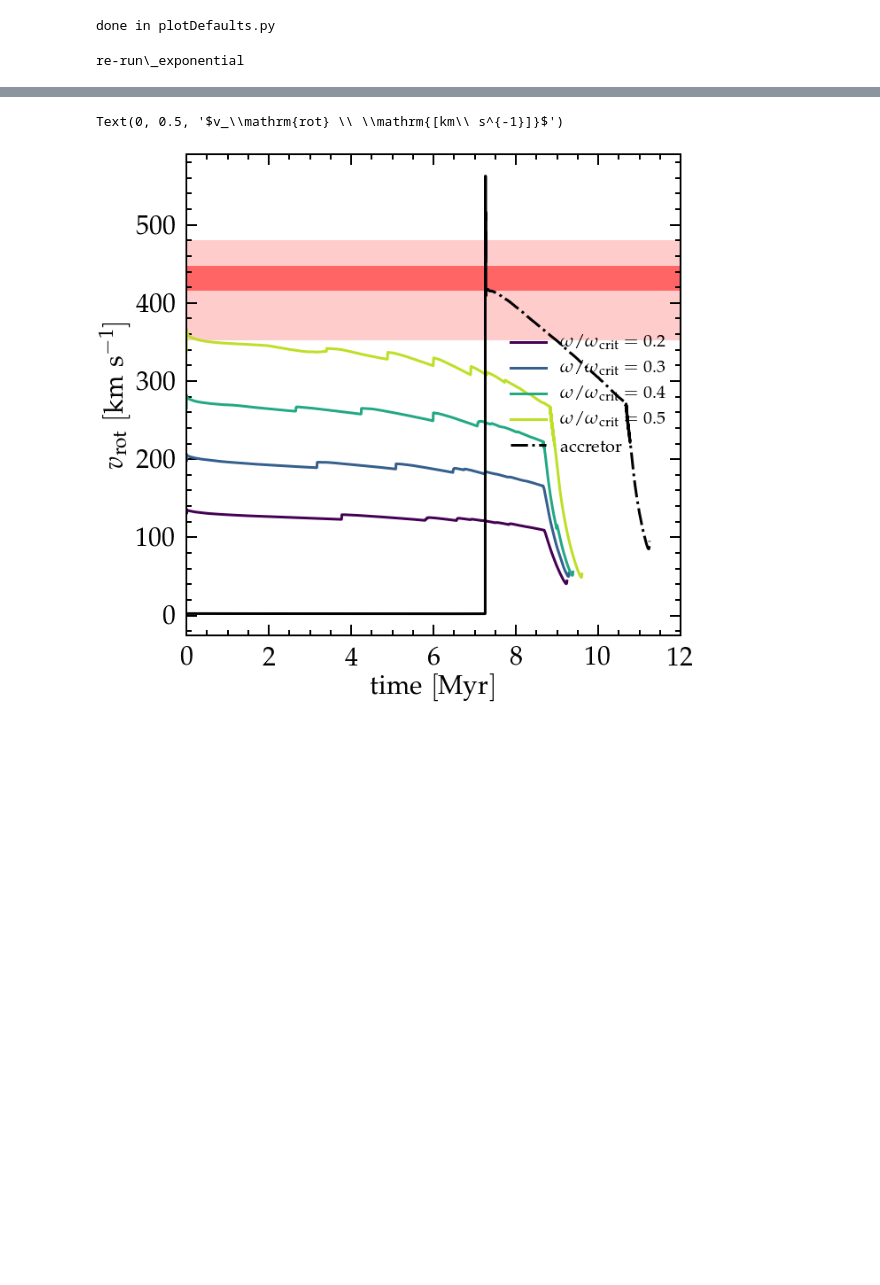
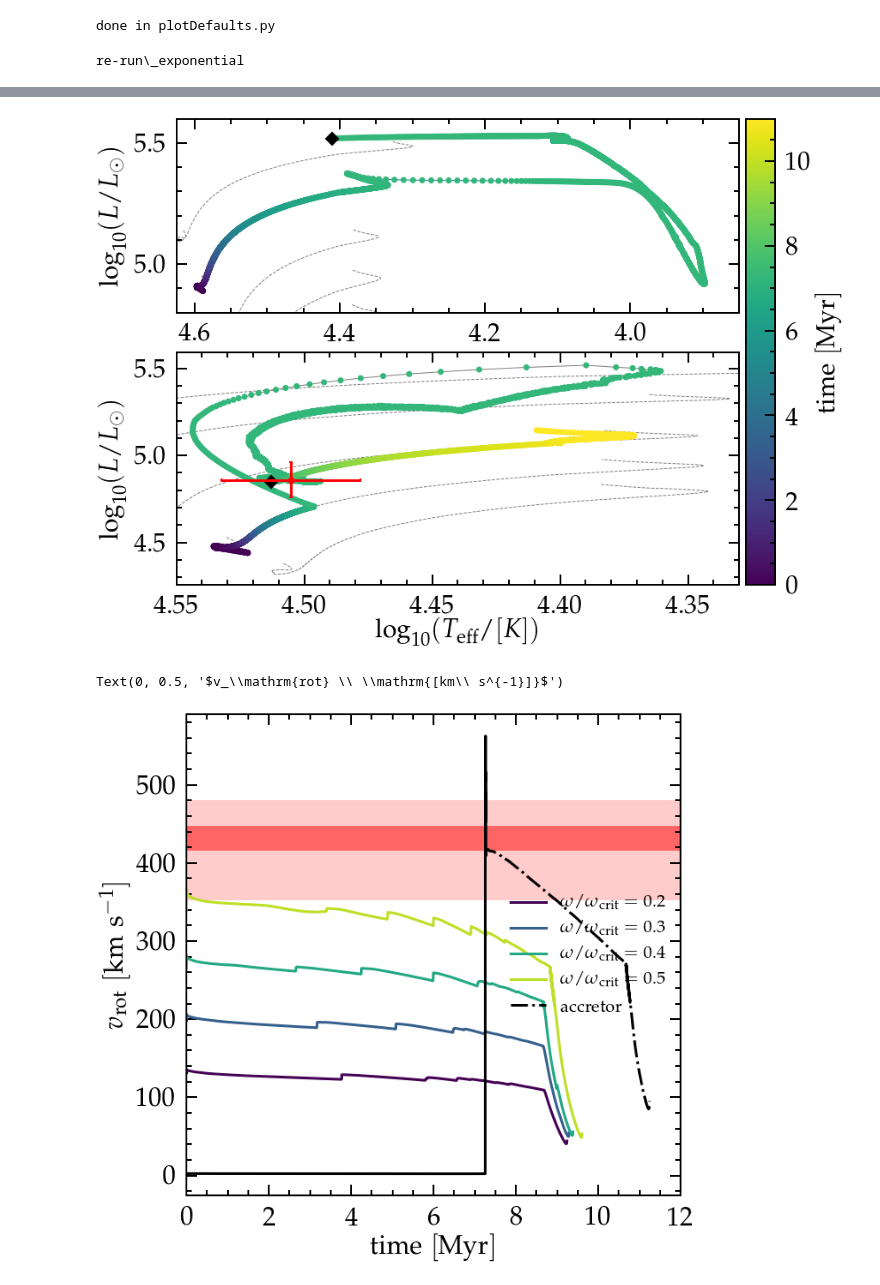
Before and after one commit to mathren/zeta_oph, a Jupyter notebook: notebooks/Best_model.ipynb, the cells around one changed output, grey strips where cells are left out. Saved outputs shown, nothing was run; the diff lists cells and outputs as text; code cells hidden in the pictures; blank space fills up the shorter version.

```diff
--- a/notebooks/Best_model.ipynb
+++ b/notebooks/Best_model.ipynb
@@ -104,37 +110,40 @@ p = ax2.scatter(logTeff, logL, c=time, zorder=2,  vmin=vmin, vmax=vmax)
 logL, logTeff = getlogLlogTeff(hfile2)
 src, col = getSrcCol(hfile2)
 surface_he4 =  src[:, col.index('surface_he4')]
 time = src[:, col.index('star_age')]*1e-6
 # center_he4 =  src[:, col.index('center_he4')]
 ax2.plot(logTeff[0], logL[0], marker='D', c='k', ms=10)
 p = ax2.scatter(logTeff, logL, c=time, zorder=2,  vmin=vmin, vmax=vmax)
 fig.colorbar(p, label="$\mathrm{time\ [Myr]}$", cax=cax)
-# fig.colorbar(p, label="$\mathrm{surface\ mass\ fraction}\ ^4\mathrm{He}$", cax=cax)
+# # fig.colorbar(p, label="$\mathrm{surface\ mass\ fraction}\ ^4\mathrm{He}$", cax=cax)
+zeta_oph_HRD(ax2)
 
 # donor
 logL, logTeff = getlogLlogTeff(dhfile)
 src, col = getSrcCol(dhfile)
 surface_he4 =  src[:, col.index('surface_he4')]
 time = src[:, col.index('star_age')]*1e-6
 ax.plot(logTeff, logL, lw=1, zorder=0)
 p = ax.scatter(logTeff, logL, c=time, zorder=2,  vmin=vmin, vmax=vmax)
+ax.plot(logTeff[-1], logL[-1], marker='D', c='k', ms=10)
 
-# ax.set_title(model_name, size=30)
-zeta_oph_HRD(ax2)
 
 ax.set_xlim(xmax=4.625,xmin=3.85)
 ax.set_ylim(4.8,5.6)
 ax2.set_xlim(xmax=4.55,xmin=4.33)
 ax.invert_xaxis()
 ax2.invert_xaxis()
 ax2.set_xlabel(r"$\log_{10}(T_\mathrm{eff}/ [K])$")
 ax.set_ylabel(r"$\log_{10}(L/L_\odot)$")
 ax2.set_ylabel(r"$\log_{10}(L/L_\odot)$")
-
+# ax2.set_yticklabels([])
+# ax2.set_xticklabels([])
 
 
 fig.align_labels()
 fig.savefig("/mnt/home/mrenzo/TMP/HRD_both_age.pdf")
+# %% [output]
+[figure, added]
 # %%
 # mass transfer rate
 fig = plt.figure(figsize=(15,9))
```
Also changed, not shown: parts of 2 cells of this notebook.
